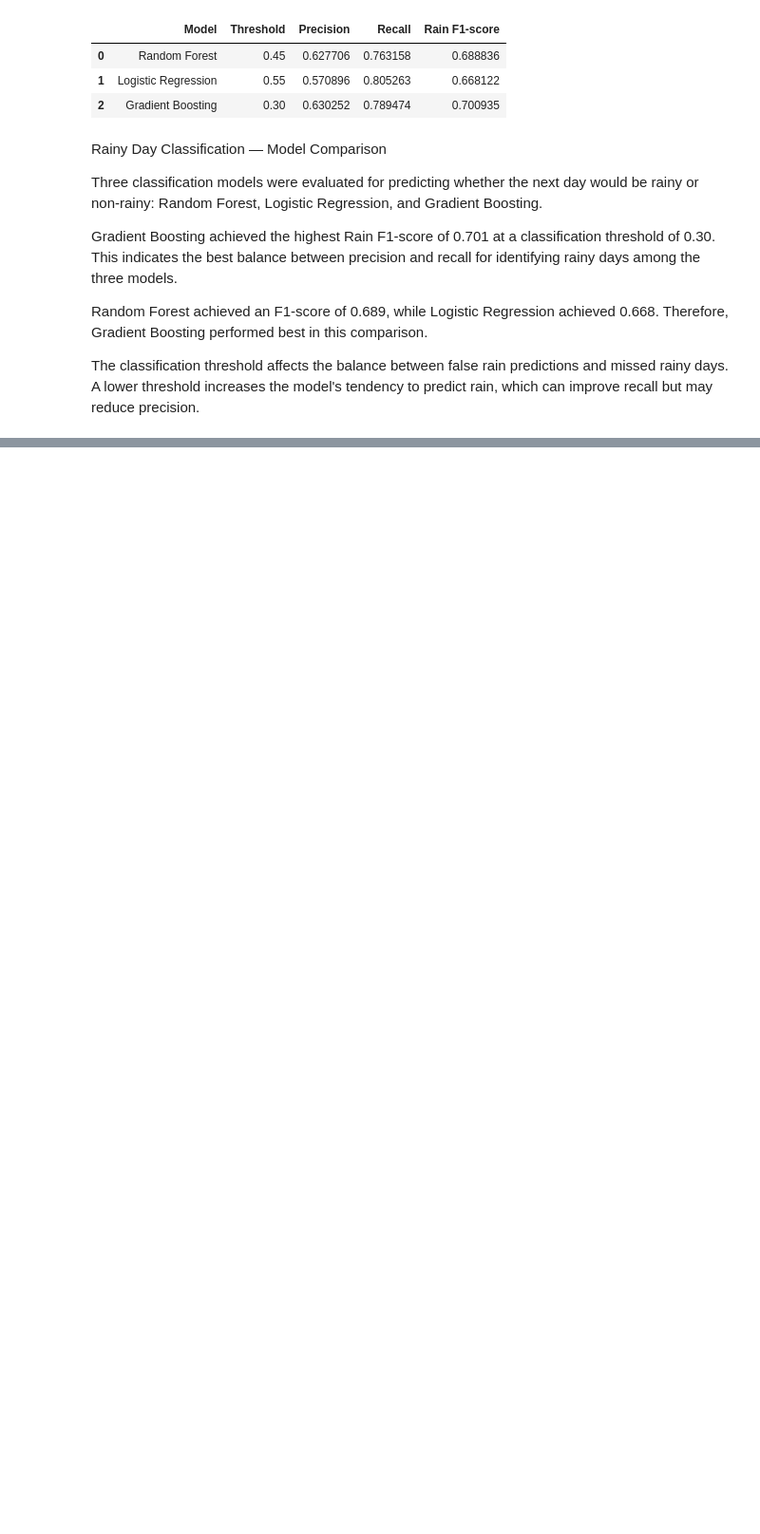
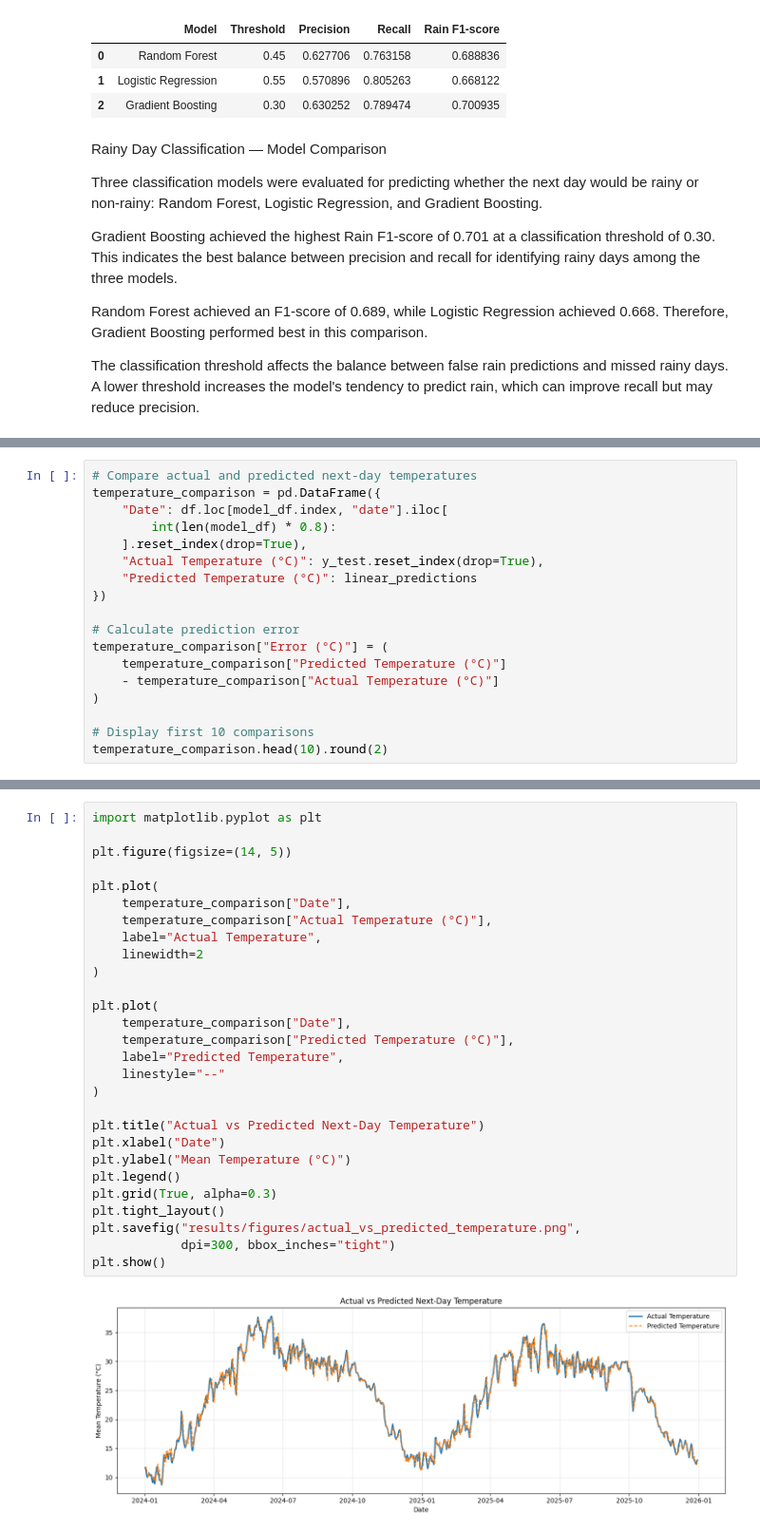
Before and after one commit to Aditi09-20/Weather_Data_Analysis_and_Forecasting, a Jupyter notebook: notebooks/weather_analysis.ipynb, the cells around one changed output, grey strips where cells are left out. Shown at 95% size. Drawn from its saved outputs; the diff is of its cells as text; blank space fills up the shorter version.

```diff
--- a/notebooks/weather_analysis.ipynb
+++ b/notebooks/weather_analysis.ipynb
@@ -1416,0 +1835,18 @@ plt.show()
+# %%
+# Compare actual and predicted next-day temperatures
+temperature_comparison = pd.DataFrame({
+    "Date": df.loc[model_df.index, "date"].iloc[
+        int(len(model_df) * 0.8):
+    ].reset_index(drop=True),
+    "Actual Temperature (°C)": y_test.reset_index(drop=True),
+    "Predicted Temperature (°C)": linear_predictions
+})
+
+# Calculate prediction error
+temperature_comparison["Error (°C)"] = (
+    temperature_comparison["Predicted Temperature (°C)"]
+    - temperature_comparison["Actual Temperature (°C)"]
+)
+
+# Display first 10 comparisons
+temperature_comparison.head(10).round(2)
@@ -1416,0 +1865,30 @@ plt.show()
+# %%
+import matplotlib.pyplot as plt
+
+plt.figure(figsize=(14, 5))
+
+plt.plot(
+    temperature_comparison["Date"],
+    temperature_comparison["Actual Temperature (°C)"],
+    label="Actual Temperature",
+    linewidth=2
+)
+
+plt.plot(
+    temperature_comparison["Date"],
+    temperature_comparison["Predicted Temperature (°C)"],
+    label="Predicted Temperature",
+    linestyle="--"
+)
+
+plt.title("Actual vs Predicted Next-Day Temperature")
+plt.xlabel("Date")
+plt.ylabel("Mean Temperature (°C)")
+plt.legend()
+plt.grid(True, alpha=0.3)
+plt.tight_layout()
+plt.savefig("results/figures/actual_vs_predicted_temperature.png",
+            dpi=300, bbox_inches="tight")
+plt.show()
+# %% [output]
+[figure, added]
```
Also changed, not shown: parts of 98 cells of this notebook.
